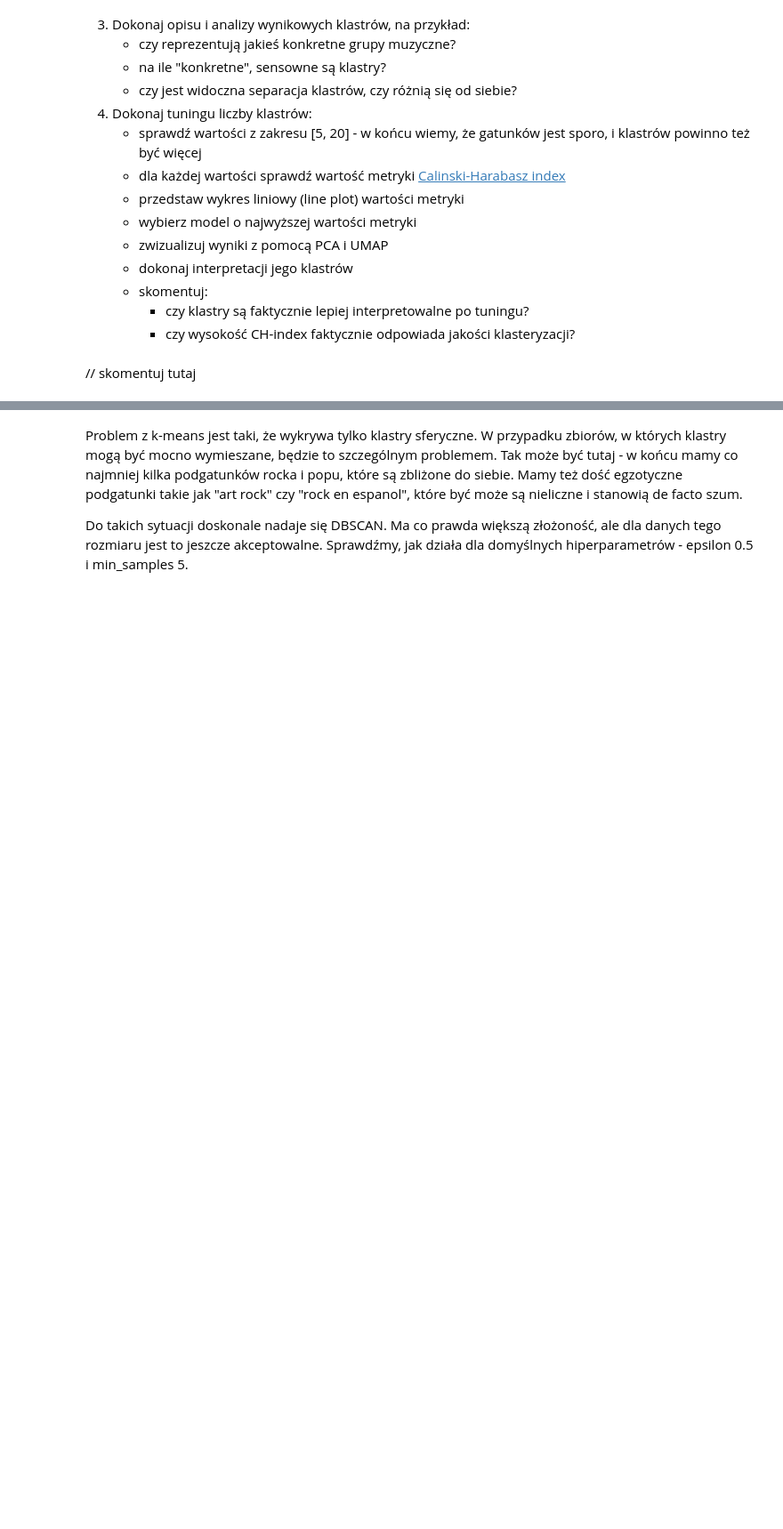
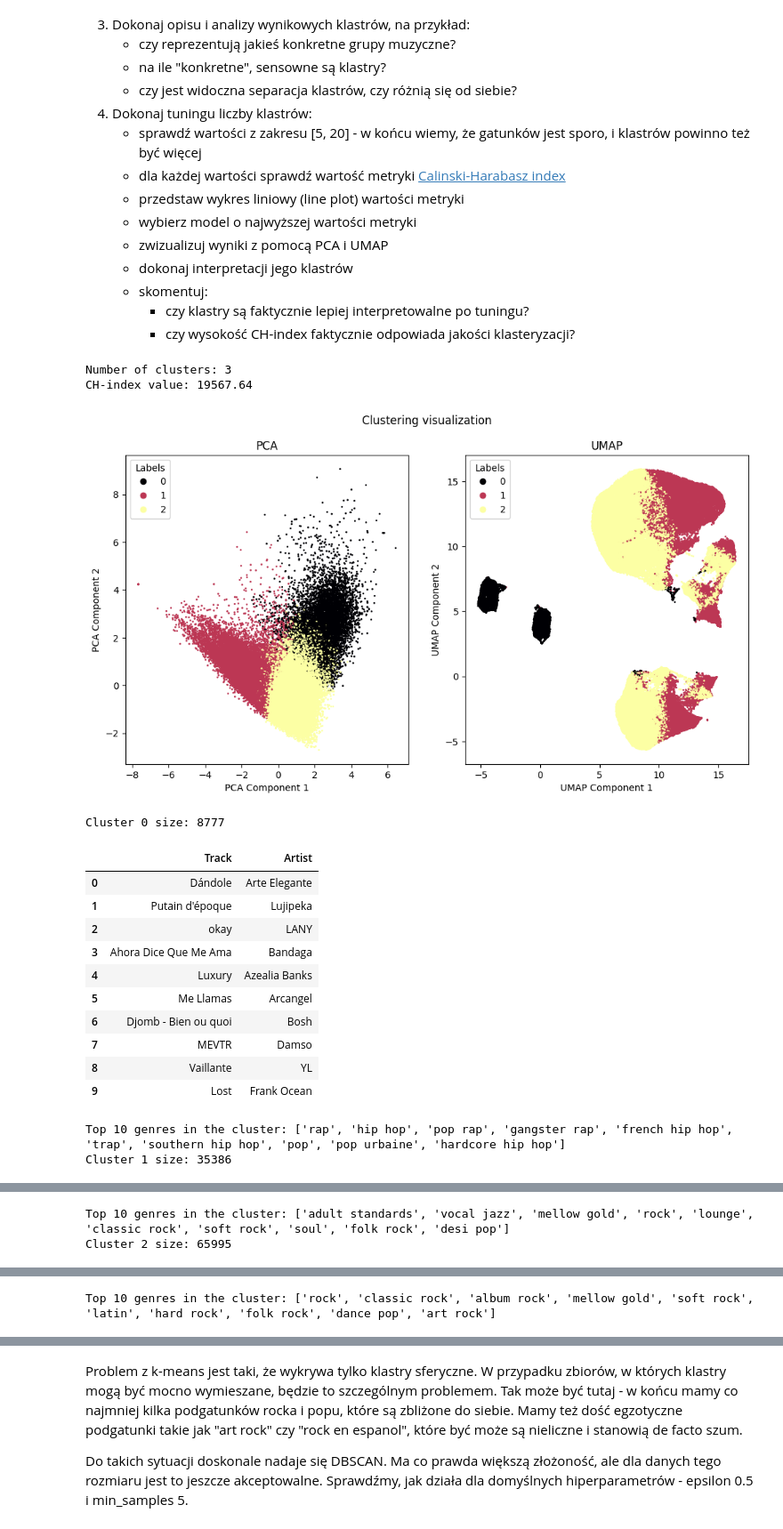
Before and after one commit to Galaktikkon/FML, a Jupyter notebook: lab7/notebook.ipynb, the cells around one changed output, grey strips where cells are left out. Shown at 89% size. Drawn from its saved outputs; the diff is of its cells as text; code cells hidden in the pictures; blank space fills up the shorter version.

```diff
--- a/lab7/notebook.ipynb
+++ b/lab7/notebook.ipynb
@@ -111,0 +190,27 @@ def filter_english_only(df_songs: pd.DataFrame) -> pd.DataFrame:
+# %%
+# Ad 8
+
+df_songs = df_songs.drop_duplicates(subset=["name_track", "name_artist"])
+# %%
+# Ad 9
+
+songs_info_cols = ["name_track", "name_artist", "genres"]
+
+df_songs_info = df_songs[songs_info_cols]
+df_songs = df_songs.drop(columns=songs_info_cols)
+# %%
+# Ad 10
+
+songs_features_cols = [
+    "explicit",
+    "loudness",
+    "mode",
+    "speechiness",
+    "acousticness",
+    "instrumentalness",
+    "liveness",
+    "valence",
+    "tempo",
+]
+
+df_songs_features = df_songs[songs_features_cols]
@@ -156,6 +298,12 @@ class ClusteringVisualizer:
 
         fig.suptitle("Clustering visualization")
         plt.show()
+# %%
+# Ad 1
+
+from sklearn.preprocessing import StandardScaler
+
+X = StandardScaler().fit_transform(df_songs_features)
 # %%
 clustering_visualizer = ClusteringVisualizer(X)
 clustering_visualizer.visualize()
@@ -377,5 +552,26 @@ Wygląda na to, że najpopularniejsze są pop i rock, a najbardziej "typowe" pio
    - skomentuj:
      - czy klastry są faktycznie lepiej interpretowalne po tuningu?
      - czy wysokość CH-index faktycznie odpowiada jakości klasteryzacji?
-# %% [markdown]
-// skomentuj tutaj
+# %%
+means_3_clustring = KMeans(n_clusters=3, n_init="auto", random_state=0)
+means_3_clustring.fit(X)
+
+kmeans_analyzer.analyze_clustering(X, means_3_clustring)
+# %% [output]
+Number of clusters: 3
+CH-index value: 19567.64
+[figure, added]
+Cluster 0 size: 8777
+|  | Track | Artist |
+| 0 | Dándole | Arte Elegante |
+| 1 | Putain d'époque | Lujipeka |
+| 2 | okay | LANY |
+| 3 | Ahora Dice Que Me Ama | Bandaga |
+| 4 | Luxury | Azealia Banks |
+| 5 | Me Llamas | Arcangel |
+| 6 | Djomb - Bien ou quoi | Bosh |
+| 7 | MEVTR | Damso |
+| 8 | Vaillante | YL |
+| 9 | Lost | Frank Ocean |
+Top 10 genres in the cluster: ['rap', 'hip hop', 'pop rap', 'gangster rap', 'french hip hop', 'trap', 'southern hip hop', 'pop', 'pop urbaine', 'hardcore hip hop']
+Cluster 1 size: 35386
@@ -381,0 +589,2 @@ Wygląda na to, że najpopularniejsze są pop i rock, a najbardziej "typowe" pio
+Top 10 genres in the cluster: ['adult standards', 'vocal jazz', 'mellow gold', 'rock', 'lounge', 'classic rock', 'soft rock', 'soul', 'folk rock', 'desi pop']
+Cluster 2 size: 65995
@@ -381,0 +602 @@ Wygląda na to, że najpopularniejsze są pop i rock, a najbardziej "typowe" pio
+Top 10 genres in the cluster: ['rock', 'classic rock', 'album rock', 'mellow gold', 'soft rock', 'latin', 'hard rock', 'folk rock', 'dance pop', 'art rock']
```
Also changed, not shown: parts of 39 cells of this notebook, 2 other files.
